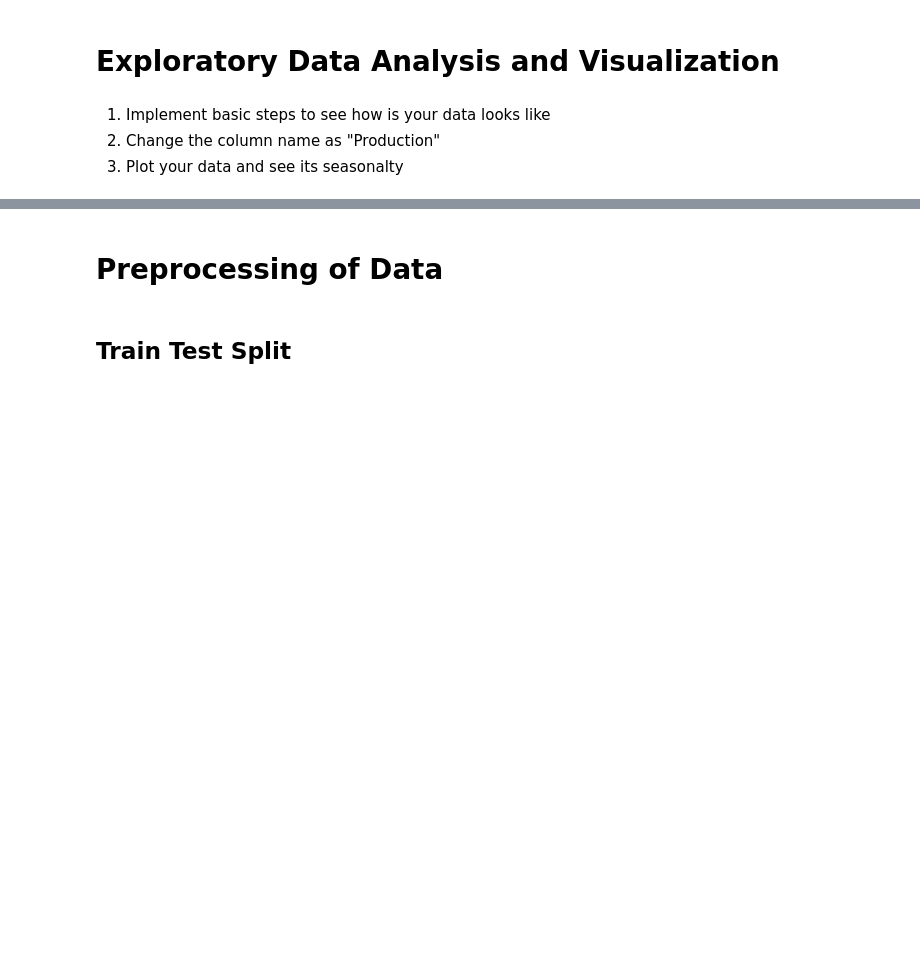
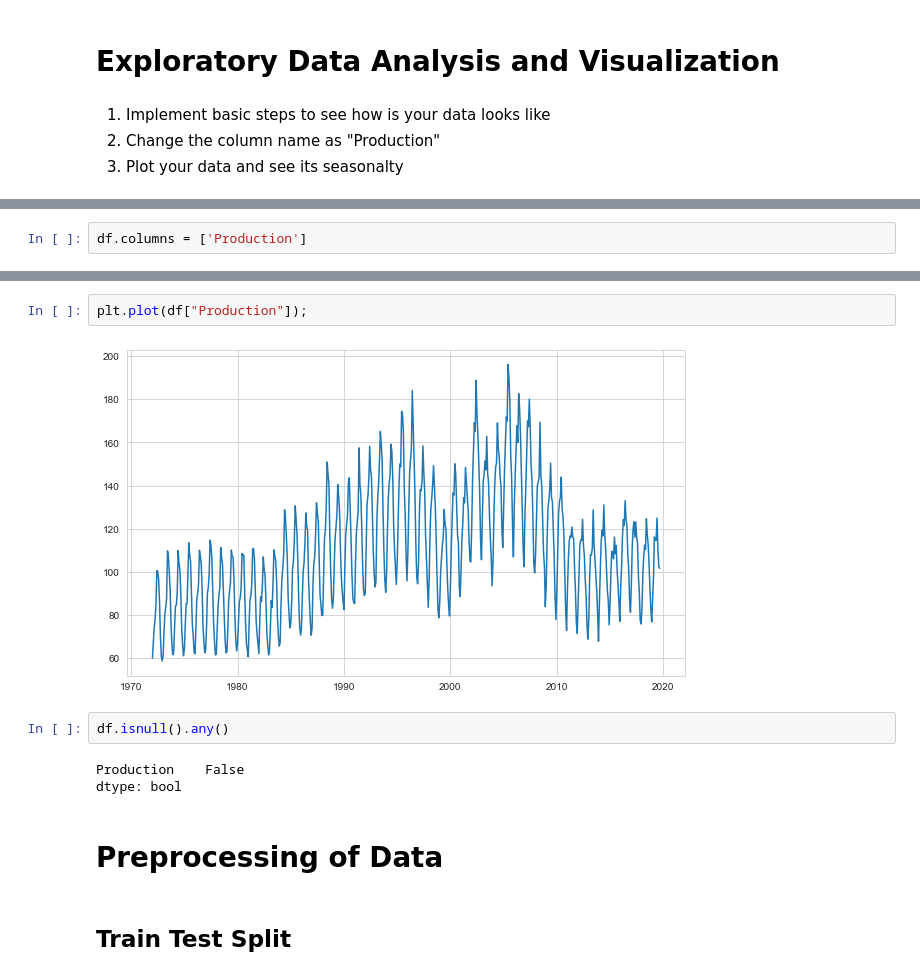
Before and after one commit to YusufSHub/Machine-Learning, a Jupyter notebook: DL/Assignment-3/DL-Assignment-3 (Time Series with RNN-Product Amount Forecast by Time)-D1124-Yusuf.ipynb, the cells around one changed output, grey strips where cells are left out. Cells and saved outputs as stored; diff of their text form; blank space fills up the shorter version.

```diff
--- a/DL/Assignment-3/DL-Assignment-3 (Time Series with RNN-Product Amount Forecast by Time)-D1124-Yusuf.ipynb
+++ b/DL/Assignment-3/DL-Assignment-3 (Time Series with RNN-Product Amount Forecast by Time)-D1124-Yusuf.ipynb
@@ -71,0 +80,2 @@ plt.plot(data["DATE"],data["IPN31152N"]);
+# %%
+df.columns = ['Production']
@@ -72,3 +94,12 @@ plt.plot(data["DATE"],data["IPN31152N"]);
+# %%
+plt.plot(df["Production"]);
+# %% [output]
+[figure, added]
+# %%
+df.isnull().any()
+# %% [output]
+Production    False
+dtype: bool
 # %% [markdown]
 # Preprocessing of Data
 # %% [markdown]
```
Also changed, not shown: parts of 73 cells of this notebook, 5 other files.
